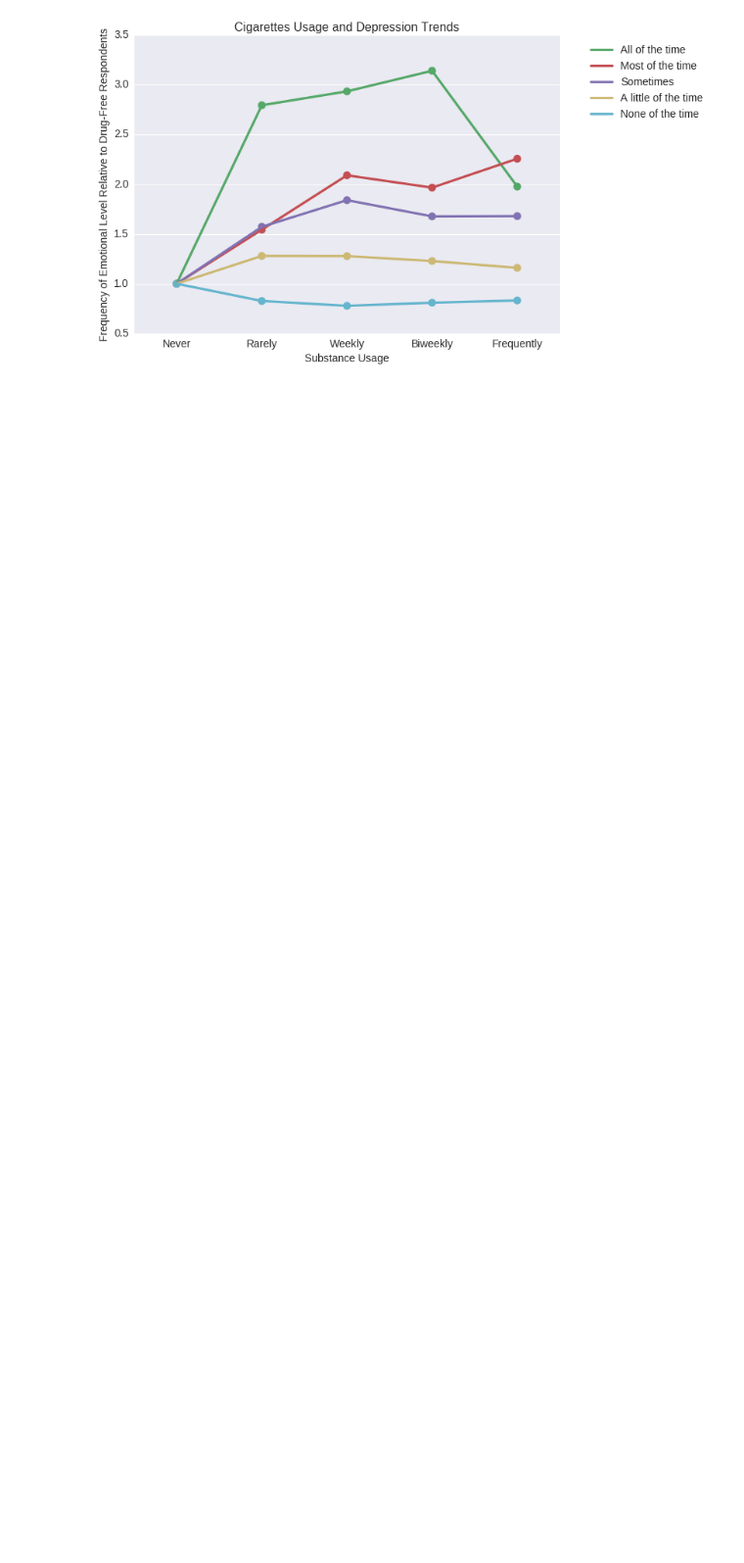
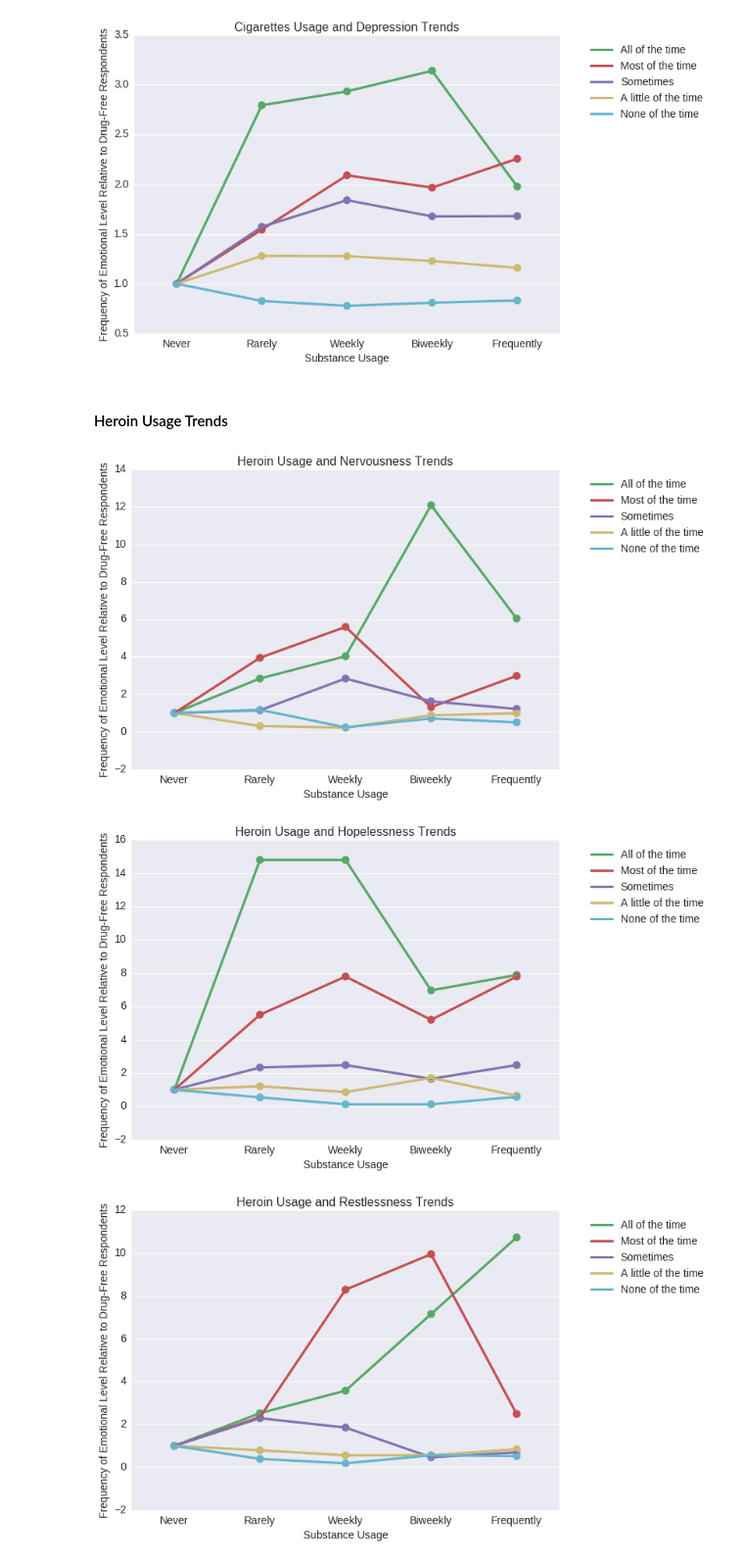
Before and after one commit to greenteawarrior/DataScience16CTW, a Jupyter notebook: drug_usage_health_next_steps_emily.ipynb, the cells around one changed output. Shown at 98% size. Saved outputs shown, nothing was run; the diff lists cells and outputs as text; code cells hidden in the pictures; blank space fills up the shorter version.

Commit message:
mh_compare visualizations with other substances

```diff
--- a/drug_usage_health_next_steps_emily.ipynb
+++ b/drug_usage_health_next_steps_emily.ipynb
@@ -129,3 +148,14 @@ mh_compare(df, "CIG30USE", "DSTCHR30", "Cigarettes", "Depression", save=False)
 [figure]
 [figure]
 [figure]
+# %% [markdown]
+#### Heroin Usage Trends
+# %%
+mh_compare(df, "HER30USE", "DSTNRV30", "Heroin", "Nervousness", save=False)
+mh_compare(df, "HER30USE", "DSTHOP30", "Heroin", "Hopelessness", save=False)
+mh_compare(df, "HER30USE", "DSTRST30", "Heroin", "Restlessness", save=False)
+mh_compare(df, "HER30USE", "DSTCHR30", "Heroin", "Depression", save=False)
+# %% [output]
+[figure, added]
+[figure, added]
+[figure, added]
```
Also changed, not shown: parts of 13 cells of this notebook.
